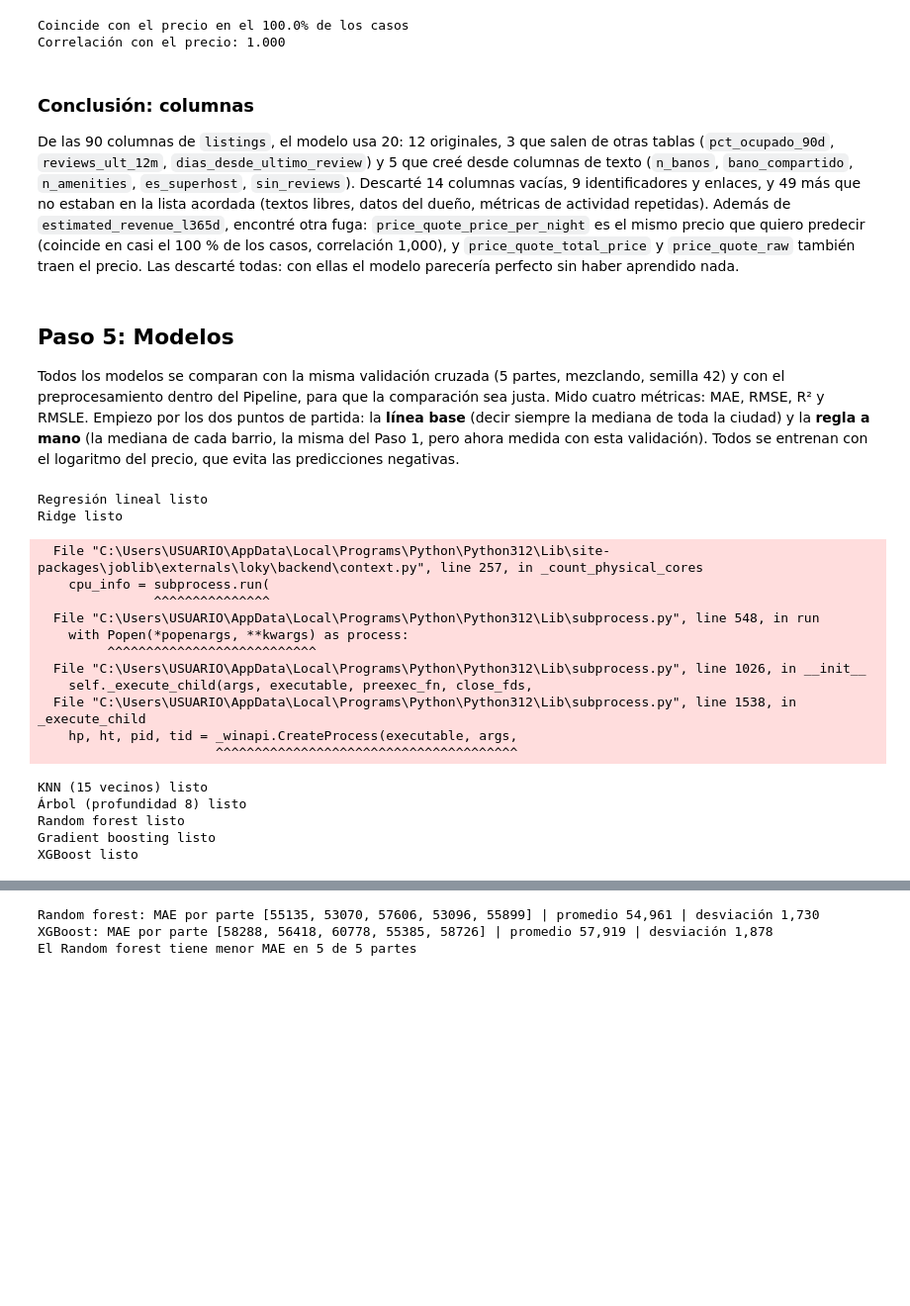
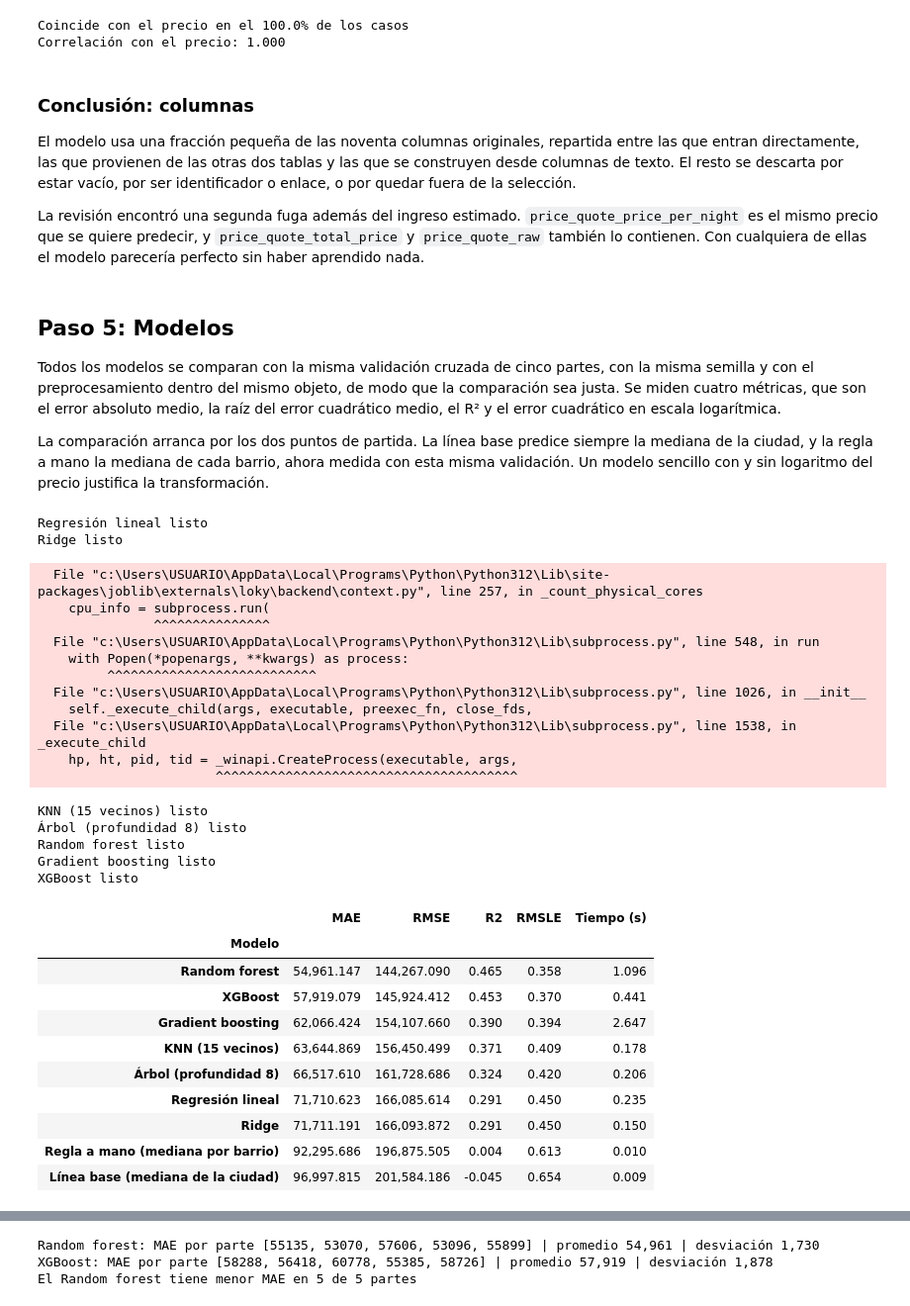
Before and after one commit to AndresMoreiraF/proyecto-airbnb, a Jupyter notebook: notebooks/Proyecto.ipynb, the cells around one changed output, grey strips where cells are left out. Shown at 99% size. Saved outputs shown, nothing was run; the diff lists cells and outputs as text; code cells hidden in the pictures; blank space fills up the shorter version.

```diff
--- a/notebooks/Proyecto.ipynb
+++ b/notebooks/Proyecto.ipynb
@@ -724,28 +809,33 @@ Junto todo en un solo objeto para meterlo al Pipeline de cada modelo. Primero `C
 # %%
 CATEGORICAS = ["property_type", "room_type", "neighbourhood_cleansed"]    # columnas de texto que se convierten en 0/1
-NUMERICAS = [                                                              # numéricas que cualquier dueño conoce desde el día uno
+NUM_BASE = [                                                               # numéricas que cualquier dueño conoce desde el día uno
     "latitude", "longitude", "accommodates", "bedrooms", "beds",           # ubicación, capacidad, habitaciones y camas
     "n_banos", "bano_compartido", "n_amenities",                           # baños, baño compartido y número de comodidades (las creamos nosotros)
     "minimum_nights", "host_listings_count", "es_superhost",               # noches mínimas, alojamientos del dueño y superhost
 ]                                                                          # cierra la lista
+NUM_ACTIVIDAD = [                                                          # numéricas de actividad: solo existen si el alojamiento ya operó
+    "review_scores_rating", "availability_90", "pct_ocupado_90d",          # calificación, disponibilidad a 90 días y % ocupado
+    "reviews_ult_12m", "dias_desde_ultimo_review", "sin_reviews",          # comentarios del último año, días desde el último y marca de "sin comentarios"
+]                                                                          # cierra la lista
 
-def armar_preprocesador():                                                 # función: arma el preprocesamiento completo
+def armar_preprocesador(con_actividad):                                    # función: arma el preprocesamiento; con_actividad decide si incluye las 6 de actividad
+    numericas = NUM_BASE + (NUM_ACTIVIDAD if con_actividad else [])        # lista de numéricas: las base, más las de actividad si se pidió
     transformador = ColumnTransformer([                                    # aplica un tratamiento distinto a cada grupo de columnas
         ("num", Pipeline([                                                 # para las numéricas, dos pasos seguidos:
             ("imputar", SimpleImputer(strategy="median")),                 # primero rellena vacíos con la mediana
             ("escalar", StandardScaler()),                                 # luego las escala (promedio 0, desviación 1)
-        ]), NUMERICAS),                                                    # cierra el grupo y le dice a qué columnas aplica
+        ]), numericas),                                                    # cierra el grupo y le dice a qué columnas aplica
         ("cat", OneHotEncoder(handle_unknown="infrequent_if_exist",        # para las categóricas: convierte cada categoría en una columna de 0/1
-                              min_frequency=0.01, sparse_output=False),    # las que pesan menos del 1% se agrupan en "otros"
+                              min_frequency=0.01, sparse_output=False),    # las que pesan menos del 1% se agrupan en "otros"; sparse_output=False da una tabla normal
          CATEGORICAS),                                                     # le dice a qué columnas aplica
     ])                                                                     # cierra el ColumnTransformer
     return Pipeline([                                                      # encadena los tres pasos en el orden correcto
         ("crear", CrearColumnas()),                                        # 1) crea las columnas nuevas
         ("rellenar", RellenarPorGrupo(["beds", "bedrooms", "n_banos"], "accommodates")),   # 2) rellena camas, habitaciones y baños por capacidad
         ("columnas", transformador),                                       # 3) imputa, escala y codifica
-    ])                                                                     # cierra el preprocesamiento
+    ])                                                                     # cierra el Pipeline
 
-X_train = train.drop(columns=["price_num", "price"])                       # variables de entrenamiento: toda la tabla menos el precio
+X_train = train.drop(columns=["price_num", "price"])                       # variables de entrenamiento: toda la tabla menos el precio (número y texto)
 y_train = train["price_num"]                                               # lo que queremos predecir: el precio como número
 X_test = test.drop(columns=["price_num", "price"])                         # variables de prueba, sin el precio
 y_test = test["price_num"]                                                 # precio real de prueba (se usa solo al final)
@@ -816,9 +910,25 @@ Coincide con el precio en el 100.0% de los casos
 Correlación con el precio: 1.000
 # %% [markdown]
 ### Conclusión: columnas
-De las 90 columnas de `listings`, el modelo usa 20: 12 originales, 3 que salen de otras tablas (`pct_ocupado_90d`, `reviews_ult_12m`, `dias_desde_ultimo_review`) y 5 que creé desde columnas de texto (`n_banos`, `bano_compartido`, `n_amenities`, `es_superhost`, `sin_reviews`). Descarté 14 columnas vacías, 9 identificadores y enlaces, y 49 más que no estaban en la lista acordada (textos libres, datos del dueño, métricas de actividad repetidas).
-Además de `estimated_revenue_l365d`, encontré otra fuga: `price_quote_price_per_night` es el mismo precio que quiero predecir (coincide en casi el 100 % de los casos, correlación 1,000), y `price_quote_total_price` y `price_quote_raw` también traen el precio. Las descarté todas: con ellas el modelo parecería perfecto sin haber aprendido nada.
+
+El modelo usa una fracción pequeña de las noventa columnas originales, repartida entre las que
+entran directamente, las que provienen de las otras dos tablas y las que se construyen desde
+columnas de texto. El resto se descarta por estar vacío, por ser identificador o enlace, o por
+quedar fuera de la selección.
+
+La revisión encontró una segunda fuga además del ingreso estimado. `price_quote_price_per_night`
+es el mismo precio que se quiere predecir, y `price_quote_total_price` y `price_quote_raw`
+también lo contienen. Con cualquiera de ellas el modelo parecería perfecto sin haber aprendido
+nada.
 # %% [markdown]
 ## Paso 5: Modelos
-Todos los modelos se comparan con la misma validación cruzada (5 partes, mezclando, semilla 42) y con el preprocesamiento dentro del Pipeline, para que la comparación sea justa. Mido cuatro métricas: MAE, RMSE, R² y RMSLE. Empiezo por los dos puntos de partida: la **línea base** (decir siempre la mediana de toda la ciudad) y la **regla a mano** (la mediana de cada barrio, la misma del Paso 1, pero ahora medida con esta validación). Todos se entrenan con el logaritmo del precio, que evita las predicciones negativas.
+
+Todos los modelos se comparan con la misma validación cruzada de cinco partes, con la misma
+semilla y con el preprocesamiento dentro del mismo objeto, de modo que la comparación sea
+justa. Se miden cuatro métricas, que son el error absoluto medio, la raíz del error cuadrático
+medio, el R² y el error cuadrático en escala logarítmica.
+
+La comparación arranca por los dos puntos de partida. La línea base predice siempre la mediana
+de la ciudad, y la regla a mano la mediana de cada barrio, ahora medida con esta misma
+validación. Un modelo sencillo con y sin logaritmo del precio justifica la transformación.
 # %%
@@ -854,38 +965,52 @@ def evaluar(nombre, estimador):                                            # fun
 # %%
 modelos_rapidos = {                                                        # diccionario con los modelos a comparar (nombre: modelo)
     "Regresión lineal": LinearRegression(),                                # familia lineal: la más simple
     "Ridge": Ridge(),                                                      # lineal con penalización para no sobreajustar
     "KNN (15 vecinos)": KNeighborsRegressor(n_neighbors=15),               # predice con el promedio de los 15 alojamientos más parecidos
-    "Árbol (profundidad 8)": DecisionTreeRegressor(max_depth=8, random_state=42),   # un árbol de decisión, limitado a 8 niveles
-    "Random forest": RandomForestRegressor(n_estimators=200, min_samples_leaf=3, random_state=42, n_jobs=-1),   # 200 árboles que votan
+    "Árbol (profundidad 8)": DecisionTreeRegressor(max_depth=8, random_state=42),   # un árbol de decisión, limitado a 8 niveles para que no memorice
+    "Random forest": RandomForestRegressor(n_estimators=200, min_samples_leaf=3, random_state=42, n_jobs=-1),   # 200 árboles que votan (usa todos los núcleos del computador)
     "Gradient boosting": GradientBoostingRegressor(random_state=42),       # árboles en cadena, cada uno corrige al anterior
     "XGBoost": XGBRegressor(n_estimators=300, learning_rate=0.05, max_depth=5, random_state=42, n_jobs=-1),   # boosting optimizado
 }                                                                          # cierra el diccionario
 
-filas_sin = [                                                              # lista de resultados, empezando por los dos puntos de partida
+filas_sin = [                                                              # lista de resultados sin variables de actividad
     evaluar("Línea base (mediana de la ciudad)", DummyRegressor(strategy="median")),   # punto de partida 1
     evaluar("Regla a mano (mediana por barrio)", ReglaPorBarrio()),        # punto de partida 2
 ]                                                                          # cierra la lista
 
 for nombre, modelo in modelos_rapidos.items():                             # recorre cada modelo del diccionario
-    filas_sin.append(evaluar(nombre, pipe(modelo)))                        # lo mide con el mismo preprocesamiento y la misma validación
+    filas_sin.append(evaluar(nombre, pipe(modelo, con_actividad=False)))   # lo mide con el mismo Pipeline y la misma validación
     print(nombre, "listo")                                                 # avisa cuando termina cada uno
+
+resultados_sin = pd.DataFrame(filas_sin).set_index("Modelo")               # junta todo en una tabla
+display(resultados_sin.sort_values("MAE").map(lambda x: f"{x:,.3f}"))      # la muestra ordenada de menor a mayor MAE, con 3 decimales
 # %% [output]
 Regresión lineal listo
 Ridge listo
-  File "C:\Users\USUARIO\AppData\Local\Programs\Python\Python312\Lib\site-packages\joblib\externals\loky\backend\context.py", line 257, in _count_physical_cores
+  File "c:\Users\USUARIO\AppData\Local\Programs\Python\Python312\Lib\site-packages\joblib\externals\loky\backend\context.py", line 257, in _count_physical_cores
     cpu_info = subprocess.run(
                ^^^^^^^^^^^^^^^
-  File "C:\Users\USUARIO\AppData\Local\Programs\Python\Python312\Lib\subprocess.py", line 548, in run
+  File "c:\Users\USUARIO\AppData\Local\Programs\Python\Python312\Lib\subprocess.py", line 548, in run
     with Popen(*popenargs, **kwargs) as process:
          ^^^^^^^^^^^^^^^^^^^^^^^^^^^
-  File "C:\Users\USUARIO\AppData\Local\Programs\Python\Python312\Lib\subprocess.py", line 1026, in __init__
+  File "c:\Users\USUARIO\AppData\Local\Programs\Python\Python312\Lib\subprocess.py", line 1026, in __init__
     self._execute_child(args, executable, preexec_fn, close_fds,
-  File "C:\Users\USUARIO\AppData\Local\Programs\Python\Python312\Lib\subprocess.py", line 1538, in _execute_child
+  File "c:\Users\USUARIO\AppData\Local\Programs\Python\Python312\Lib\subprocess.py", line 1538, in _execute_child
     hp, ht, pid, tid = _winapi.CreateProcess(executable, args,
                        ^^^^^^^^^^^^^^^^^^^^^^^^^^^^^^^^^^^^^^^
 KNN (15 vecinos) listo
 Árbol (profundidad 8) listo
 Random forest listo
 Gradient boosting listo
 XGBoost listo
+|  | MAE | RMSE | R2 | RMSLE | Tiempo (s) |
+| Modelo |  |  |  |  |  |
+| Random forest | 54,961.147 | 144,267.090 | 0.465 | 0.358 | 1.096 |
+| XGBoost | 57,919.079 | 145,924.412 | 0.453 | 0.370 | 0.441 |
+| Gradient boosting | 62,066.424 | 154,107.660 | 0.390 | 0.394 | 2.647 |
+| KNN (15 vecinos) | 63,644.869 | 156,450.499 | 0.371 | 0.409 | 0.178 |
+| Árbol (profundidad 8) | 66,517.610 | 161,728.686 | 0.324 | 0.420 | 0.206 |
+| Regresión lineal | 71,710.623 | 166,085.614 | 0.291 | 0.450 | 0.235 |
+| Ridge | 71,711.191 | 166,093.872 | 0.291 | 0.450 | 0.150 |
+| Regla a mano (mediana por barrio) | 92,295.686 | 196,875.505 | 0.004 | 0.613 | 0.010 |
+| Línea base (mediana de la ciudad) | 96,997.815 | 201,584.186 | -0.045 | 0.654 | 0.009 |
```
Also changed, not shown: parts of 53 cells of this notebook, 4 other files.
